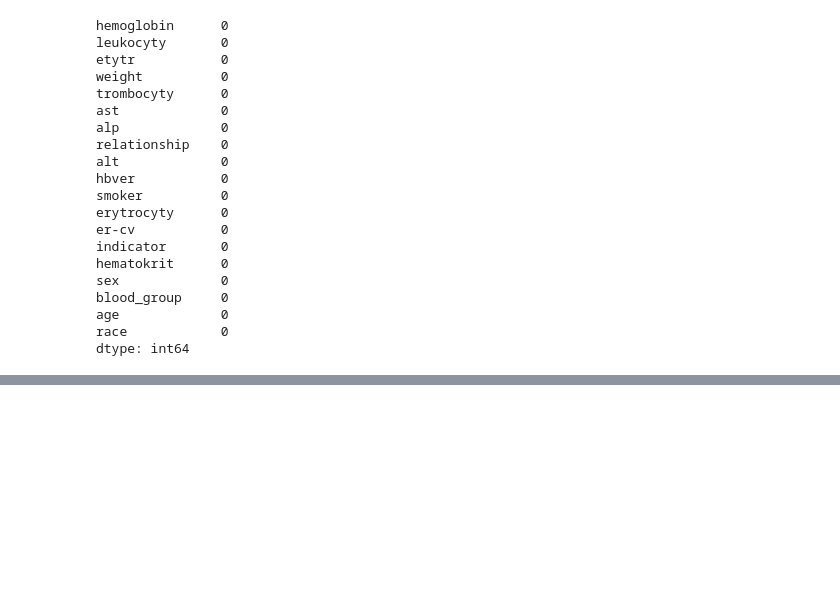
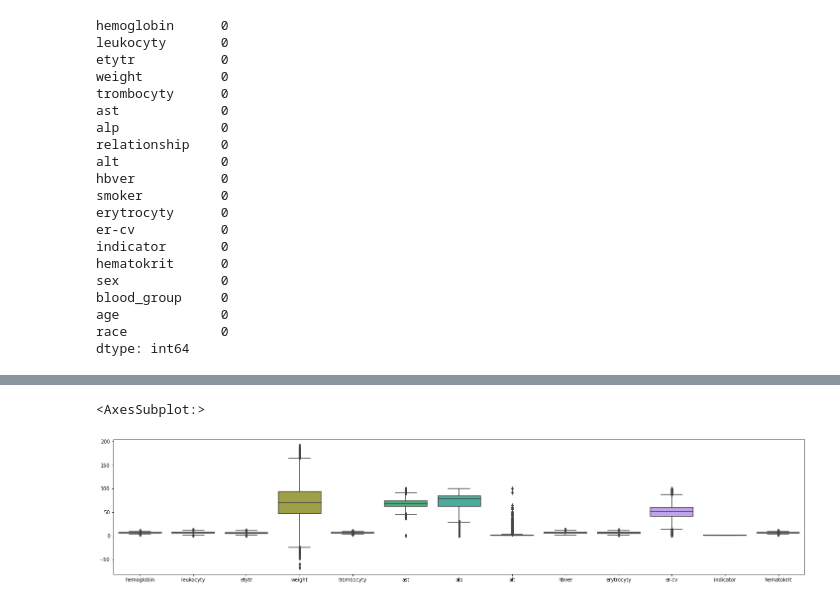
Before and after one commit to Matovic/Chronic-Lymphocytic-Leukemia, a Jupyter notebook: src/2_data_pre-processing/2-DPP.ipynb, the cells around one changed output, grey strips where cells are left out. Drawn from its saved outputs; the diff is of its cells as text; code cells hidden in the pictures; blank space fills up the shorter version.

```diff
--- a/src/2_data_pre-processing/2-DPP.ipynb
+++ b/src/2_data_pre-processing/2-DPP.ipynb
@@ -1628,0 +1611,5 @@ memory usage: 1.2 MB
+# %%
+important_columns=df_merged.columns
+important_columns=list(important_columns)
+important_columns.remove('age')
+important_columns
@@ -1628,0 +1675,6 @@ memory usage: 1.2 MB
+# %%
+fig_a = plt.subplots(figsize = (25, 5))
+sns.boxplot(data = df_backup[important_columns])
+# %% [output]
+<AxesSubplot:>
+[figure, added]
```
Also changed, not shown: parts of 80 cells of this notebook.
